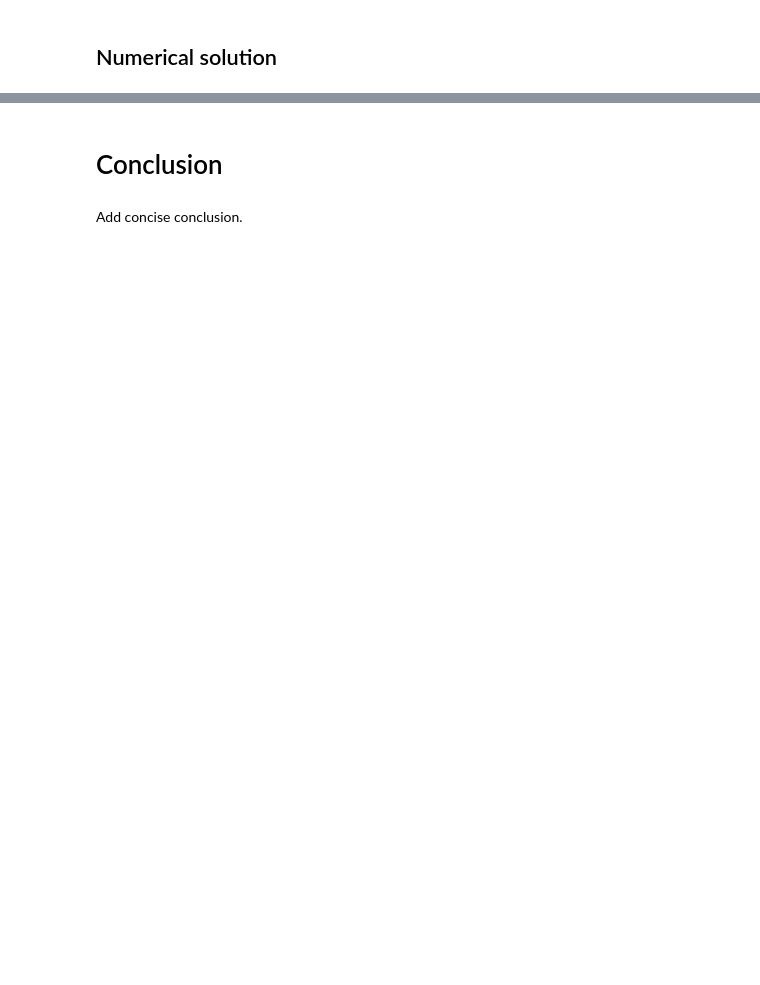
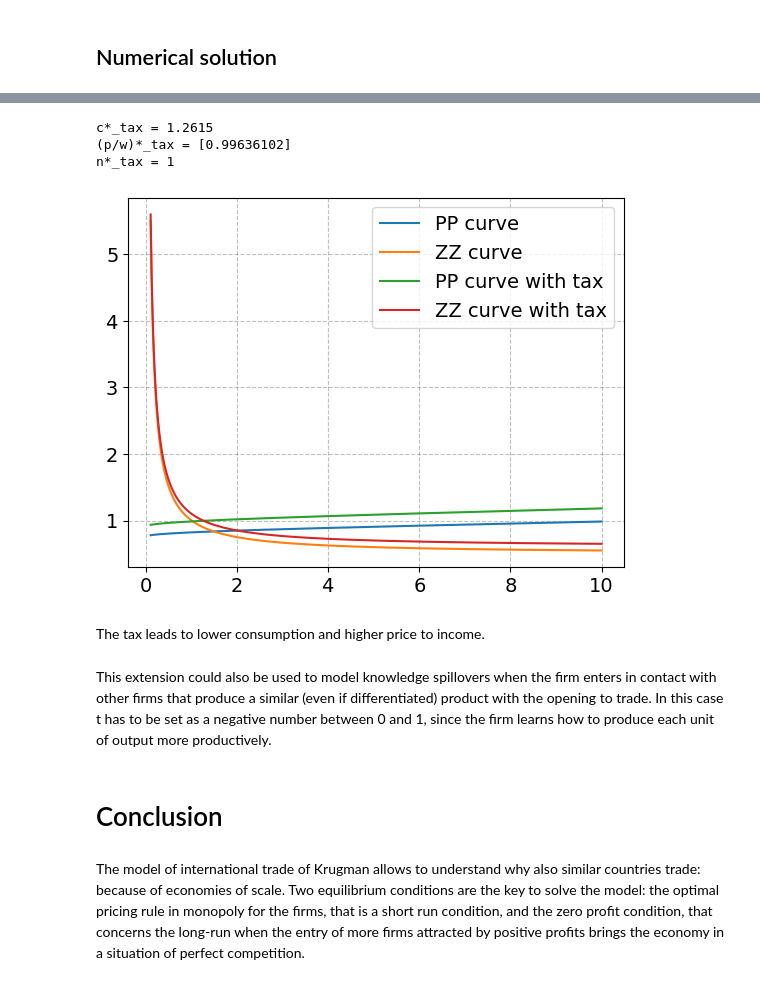
Before and after one commit to NumEconCopenhagen/projects-2023-virginia-rebecca, a Jupyter notebook: modelproject/modelproject.ipynb, the cells around one changed output, grey strips where cells are left out. Drawn from its saved outputs; the diff is of its cells as text; code cells hidden in the pictures; blank space fills up the shorter version.

```diff
--- a/modelproject/modelproject.ipynb
+++ b/modelproject/modelproject.ipynb
@@ -295,4 +355,54 @@ Try to make an extension of the model.
+# %%
+model.par.L = 1
+
+# Calculate new PP function with the tax
+tr3 = model.pp_tax(consumption_function)
+
+interp_func4 = interpolate.RegularGridInterpolator([consumption_function], tr3/model.par.w,
+                                                  bounds_error=False,
+                                                  fill_value=None)
+
+# Calculate new ZZ function with the tax
+price4 = np.empty(model.par.Np)
+for i,c in enumerate(consumption_function):
+   model.par.c = c
+   price4[i] = model.solve_firm2_tax()
+
+interp_func5 = interpolate.RegularGridInterpolator([consumption_function], price4/model.par.w,
+                                                  bounds_error=False,
+                                                  fill_value=None)
+
+c_grid = interp_func(p_grid)
+
+fig = plt.figure()
+axx = fig.add_subplot(1,1,1)
+axx.plot(consumption_function, interp_func1(c_grid))
+axx.plot(consumption_function, interp_func2(c_grid))
+axx.plot(consumption_function, interp_func4(c_grid))
+axx.plot(consumption_function, interp_func5(c_grid))
+axx.legend(['PP curve','ZZ curve', 'PP curve with tax', 'ZZ curve with tax'])
+
+# Find the equilibrium
+def eq(x):
+   return interp_func4([x])-interp_func5([x])
+
+res_tax = optimize.root_scalar(eq,bracket=[0.2,5])
+c_eq_tax = res_tax.root
+pw_eq_tax = interp_func4([res_tax.root])
+N_tax = model.number(c_eq_tax)
+print(f'c*_tax = {c_eq_tax:.4f}')
+print('(p/w)*_tax =',pw_eq_tax)
+print(f'n*_tax = {N_tax}')
+# %% [output]
+c*_tax = 1.2615
+(p/w)*_tax = [0.99636102]
+n*_tax = 1
+[figure, added]
+# %% [markdown]
+The tax leads to lower consumption and higher price to income.
+# %% [markdown]
+This extension could also be used to model knowledge spillovers when the firm enters in contact with other firms that produce a similar (even if differentiated) product with the opening to trade. In this case t has to be set as a negative number between 0 and 1, since the firm learns how to produce each unit of output more productively.
 # %% [markdown]
 # Conclusion
-# %% [markdown]
-Add concise conclusion.
+# %% [markdown]
+The model of international trade of Krugman allows to understand why also similar countries trade: because of economies of scale. Two equilibrium conditions are the key to solve the model: the optimal pricing rule in monopoly for the firms, that is a short run condition, and the zero profit condition, that concerns the long-run when the entry of more firms attracted by positive profits brings the economy in a situation of perfect competition.
```
Also changed, not shown: parts of 26 cells of this notebook, 2 other files.
